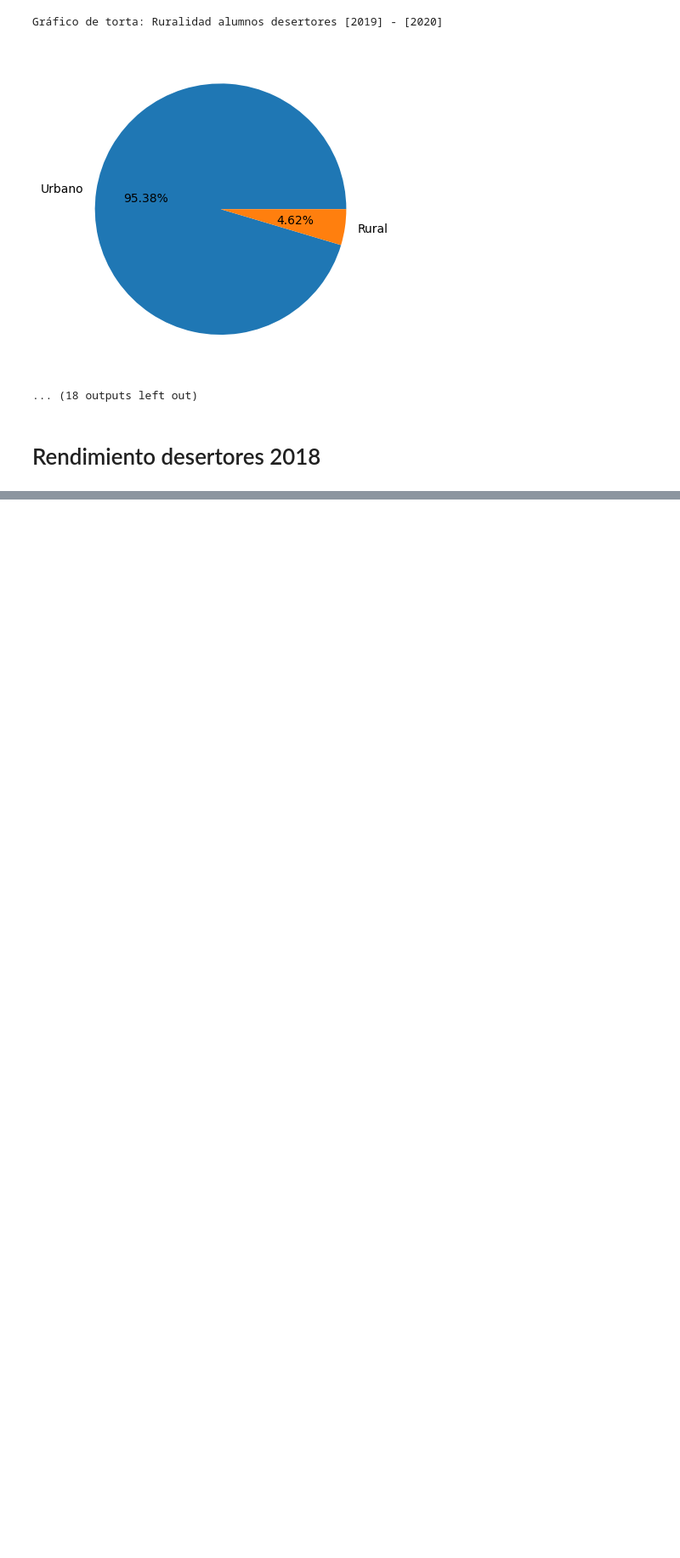
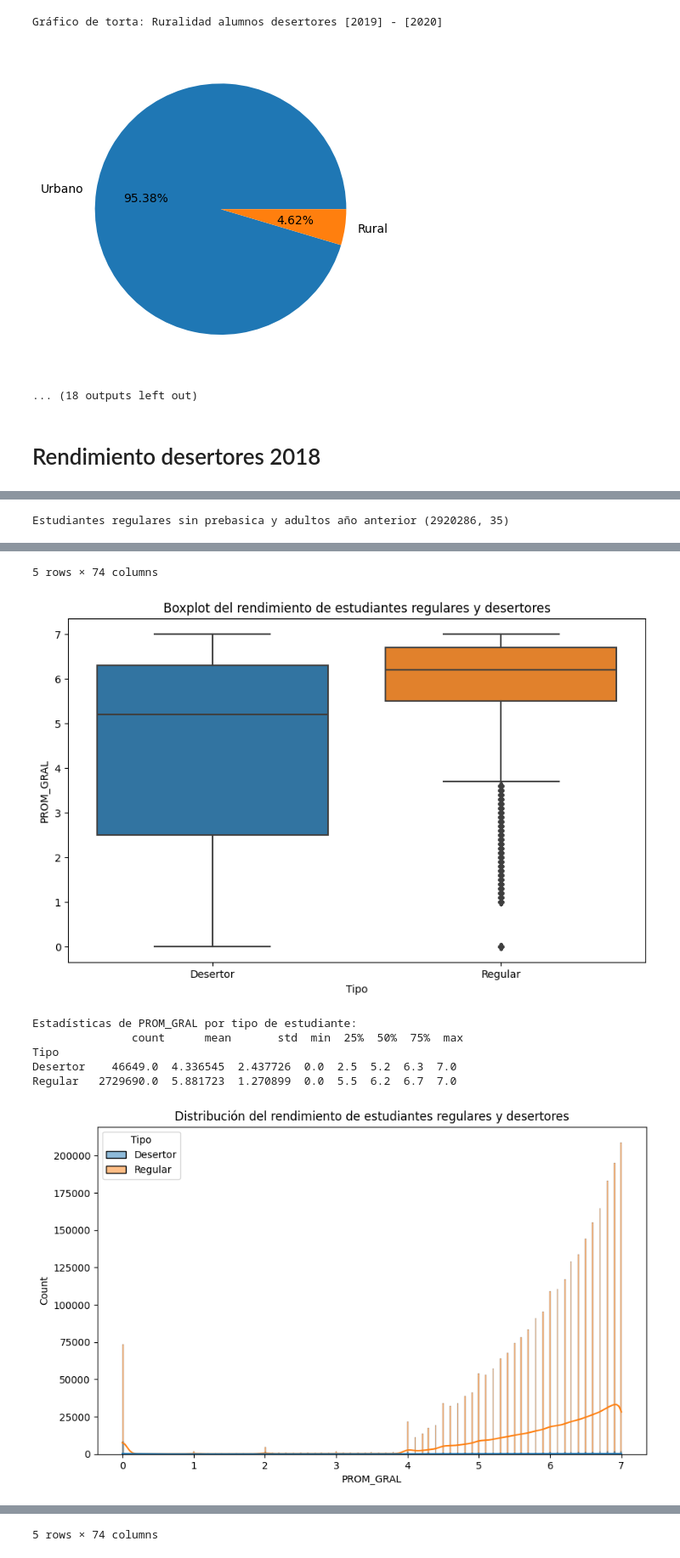
Before and after one commit to davidlealo/desercion-escolar, a Jupyter notebook: estadisticos.ipynb, the cells around one changed output, grey strips where cells are left out. Shown at 85% size. Cells and saved outputs as stored; diff of their text form; code cells hidden in the pictures; blank space fills up the shorter version.

```diff
--- a/estadisticos.ipynb
+++ b/estadisticos.ipynb
@@ -95,0 +202,4 @@ NameError: name 'sns' is not defined
+# %%
+analisis_rendimiento(m2020, m2021, r2020)
+# %% [output]
+Estudiantes regulares sin prebasica y adultos año anterior (2920286, 35)
@@ -95,0 +229,8 @@ NameError: name 'sns' is not defined
+5 rows × 74 columns
+[figure, added]
+Estadísticas de PROM_GRAL por tipo de estudiante:
+               count      mean       std  min  25%  50%  75%  max
+Tipo
+Desertor    46649.0  4.336545  2.437726  0.0  2.5  5.2  6.3  7.0
+Regular   2729690.0  5.881723  1.270899  0.0  5.5  6.2  6.7  7.0
+[figure, added]
@@ -95,0 +260 @@ NameError: name 'sns' is not defined
+5 rows × 74 columns
```
Also changed, not shown: parts of 9 cells of this notebook.
